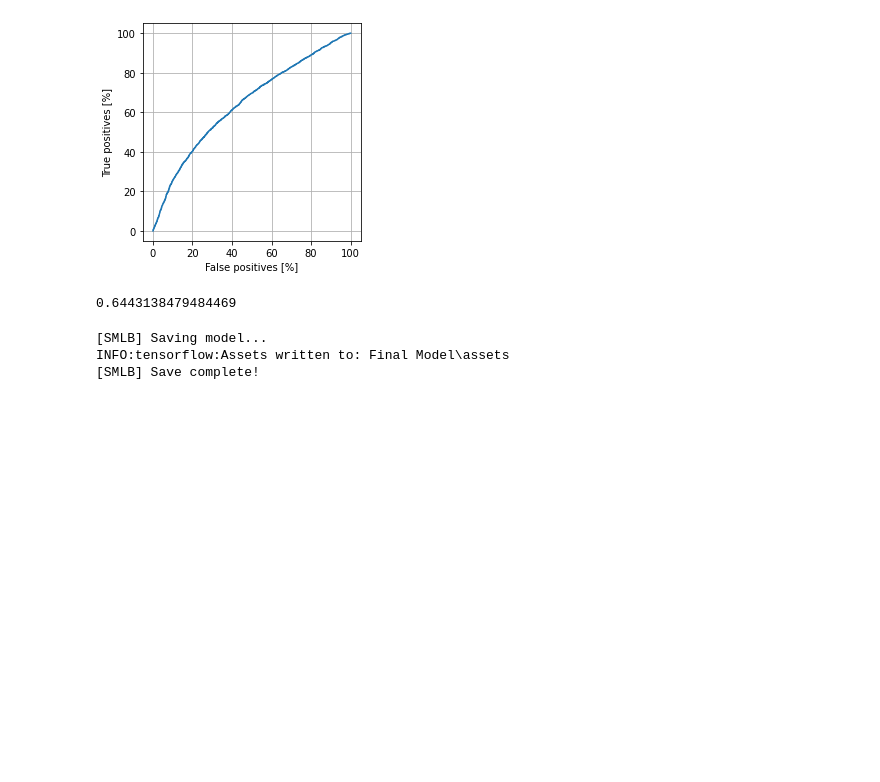
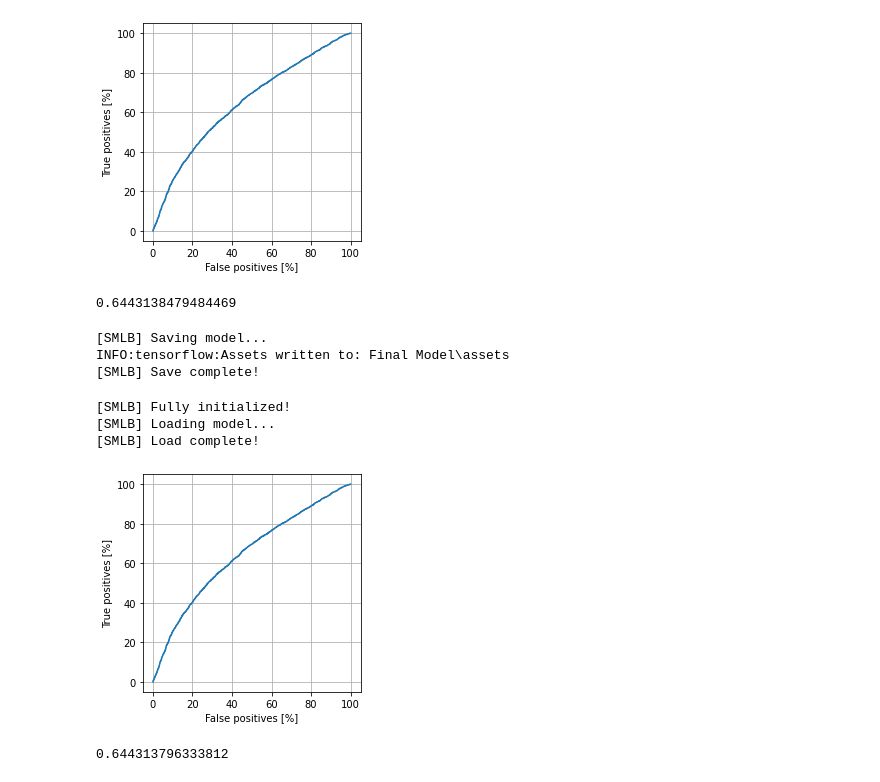
Before and after one commit to Laikokwui/G6-face-recognition-attendance-system, a Jupyter notebook: Code/assignment2.ipynb, the cells around one changed output. Cells and saved outputs as stored; diff of their text form; code cells hidden in the pictures; blank space fills up the shorter version.

```diff
--- a/Code/assignment2.ipynb
+++ b/Code/assignment2.ipynb
@@ -1243,3 +1243,13 @@ smlb.save("Final Model")
 [SMLB] Saving model...
 INFO:tensorflow:Assets written to: Final Model\assets
 [SMLB] Save complete!
+# %%
+smlb = SimpleMLBuilder(True)
+smlb.load(r"C:\Users\HP\Desktop\GitHub\G6-face-recognition-attendance-system\Code\Final Model")
+test_model(smlb)
+# %% [output]
+[SMLB] Fully initialized!
+[SMLB] Loading model...
+[SMLB] Load complete!
+[figure, added]
+0.644313796333812
```
Also changed, not shown: 1 other file.
